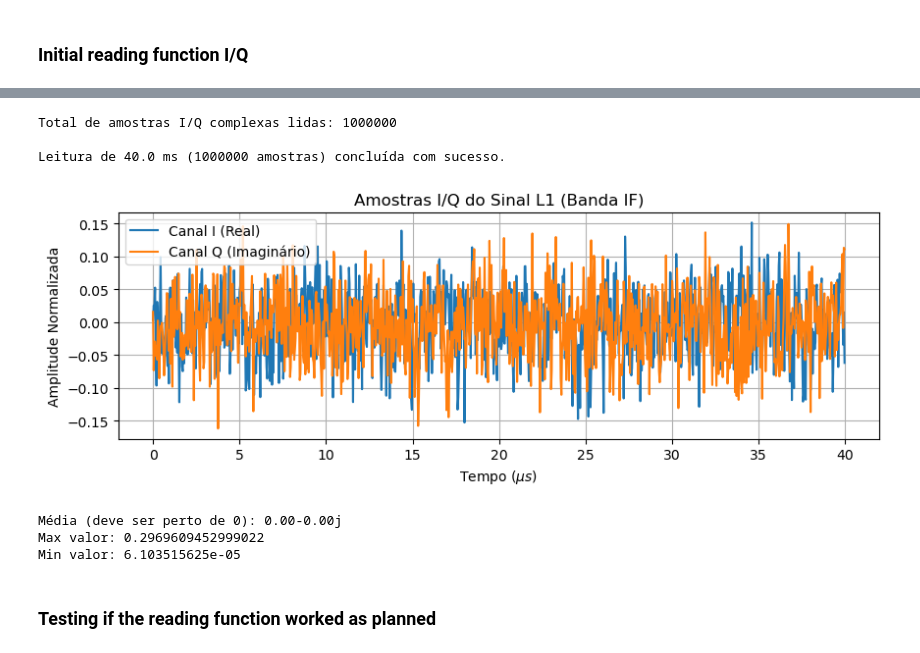
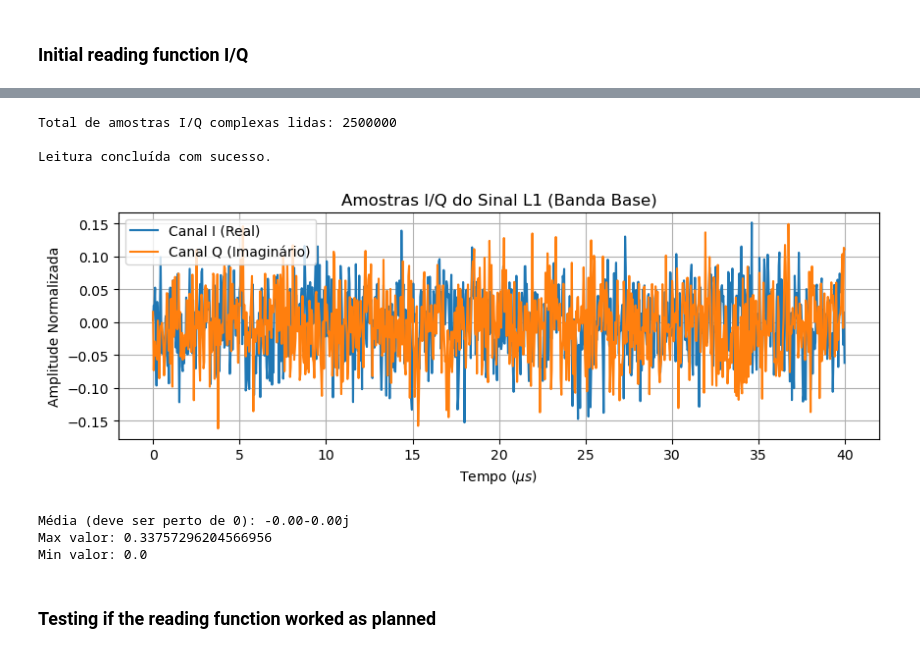
Before and after one commit to bytewice/sinais-projeto, a Jupyter notebook: projeto-sinais.ipynb, the cells around one changed output, grey strips where cells are left out. Saved outputs shown, nothing was run; the diff lists cells and outputs as text; code cells hidden in the pictures.

```diff
--- a/projeto-sinais.ipynb
+++ b/projeto-sinais.ipynb
@@ -7,16 +29,13 @@
 import numpy as np
 import matplotlib.pyplot as plt
 import os
-# A biblioteca "math" pode ser útil mais tarde, mas não é estritamente necessária por enquanto.
-import math
 
 # --- Parâmetros do Sinal GPS (TEXBAT) ---
 F_s = 25e6        # Taxa de amostragem: 25 MHz (Amostras/segundo)
-F_IF = 10e6       # Frequência Intermediária: 10 MHz
+F_IF = 0          # IMPORTANTE: Para ds7.bin (I/Q Complexo), F_IF é 0 (Banda Base)!
 data_type = np.int16 # Formato dos dados: Inteiro de 16 bits (signed)
 
-# --- Caminho do Arquivo (Ajuste Necessário) ---
-# Se o arquivo ds7.bin estiver na mesma pasta do notebook:
+# --- Caminho do Arquivo ---
 file_path = 'ds7.bin'
 
 # =================================================================
@@ -25,18 +44,13 @@ file_path = 'ds7.bin'
 def read_and_process_iq_data(file_path, data_type, num_samples_to_read=None):
     """
     Lê uma quantidade específica de amostras I/Q complexas diretamente do disco.
-    A otimização usa o parâmetro 'count' do np.fromfile para evitar
-    carregar o arquivo inteiro na memória (solução para o erro de Runtime/OOM).
     """
-
     if num_samples_to_read is None:
-        count_raw = -1 # Lê tudo (use com cautela)
+        count_raw = -1
     else:
-        # Precisamos de 2 inteiros brutos (I e Q) para cada amostra complexa.
         count_raw = int(num_samples_to_read * 2)
 
     try:
-        # Lendo apenas 'count_raw' elementos do arquivo
         raw_data = np.fromfile(file_path, dtype=data_type, count=count_raw)
     except FileNotFoundError:
         print(f"ERRO: Arquivo não encontrado no caminho: {file_path}")
@@ -56,59 +70,58 @@ def read_and_process_iq_data(file_path, data_type, num_samples_to_read=None):
     print(f"Total de amostras I/Q complexas lidas: {len(S_t)}")
     return S_t
 
 # =================================================================
 # 3. EXECUÇÃO
 # =================================================================
 
-# 40 milissegundos é o tempo mínimo recomendado para a Aquisição (40 códigos C/A)
-NUM_SECONDS_FOR_ACQUISITION = 0.04
-F_s = 25e6 # Mantendo a taxa de amostragem
-
+# Ler 100ms para garantir dados suficientes para aquisição e tracking
+NUM_SECONDS_FOR_ACQUISITION = 0.1
 num_samples_to_read = int(NUM_SECONDS_FOR_ACQUISITION * F_s)
 
-# Chama a função otimizada
+# Chama a função
 S_t_snippet = read_and_process_iq_data(
     file_path,
     data_type,
     num_samples_to_read=num_samples_to_read
 )
 
 if len(S_t_snippet) > 0:
-    print(f"\nLeitura de {NUM_SECONDS_FOR_ACQUISITION*1000} ms ({len(S_t_snippet)} amostras) concluída com sucesso.")
+    print(f"\nLeitura concluída com sucesso.")
+
 # =================================================================
-# 4. VERIFICAÇÃO (PLOTS)
+# 4. VERIFICAÇÃO E CORREÇÃO DE VARIÁVEL
 # =================================================================
 if len(S_t_snippet) > 0:
-    num_plot = 1000  # Plotar apenas 1000 amostras para visualização
+    # --- CORREÇÃO AQUI ---
+    # Renomeamos para S_bb para as próximas células funcionarem
+    S_bb = S_t_snippet
+
+    # Plot
+    num_plot = 1000
     time_vector = np.arange(num_plot) / F_s
 
     plt.figure(figsize=(10, 3))
-    plt.plot(time_vector * 1e6, S_t_snippet.real[:num_plot], label='Canal I (Real)')
-    plt.plot(time_vector * 1e6, S_t_snippet.imag[:num_plot], label='Canal Q (Imaginário)')
-    plt.title('Amostras I/Q do Sinal L1 (Banda IF)')
+    plt.plot(time_vector * 1e6, S_bb.real[:num_plot], label='Canal I (Real)')
+    plt.plot(time_vector * 1e6, S_bb.imag[:num_plot], label='Canal Q (Imaginário)')
+    plt.title('Amostras I/Q do Sinal L1 (Banda Base)')
     plt.xlabel('Tempo ($\mu s$)')
     plt.ylabel('Amplitude Normalizada')
     plt.legend()
     plt.grid(True)
     plt.show()
 
-# CHECK DE SANIDADE
-print(f"Média (deve ser perto de 0): {np.mean(S_bb):.2f}")
-print(f"Max valor: {np.max(np.abs(S_bb))}")
-print(f"Min valor: {np.min(np.abs(S_bb))}")
-
-# Se Max for 0, o arquivo foi lido vazio.
-# Se Média for muito alta, tem componente DC (bias) errado.
-
-#
+    # CHECK DE SANIDADE (Agora usando S_bb corretamente definido)
+    print(f"Média (deve ser perto de 0): {np.mean(S_bb):.2f}")
+    print(f"Max valor: {np.max(np.abs(S_bb))}")
+    print(f"Min valor: {np.min(np.abs(S_bb))}")
 # %% [output]
-Total de amostras I/Q complexas lidas: 1000000
+Total de amostras I/Q complexas lidas: 2500000
 
-Leitura de 40.0 ms (1000000 amostras) concluída com sucesso.
+Leitura concluída com sucesso.
-[figure, old version]
+[figure, new version]
-Média (deve ser perto de 0): 0.00-0.00j
-Max valor: 0.2969609452999022
-Min valor: 6.103515625e-05
+Média (deve ser perto de 0): -0.00-0.00j
+Max valor: 0.33757296204566956
+Min valor: 0.0
 # %% [markdown]
 ### Testing if the reading function worked as planned ###
 # %%
```
Also changed, not shown: parts of 19 cells of this notebook.
